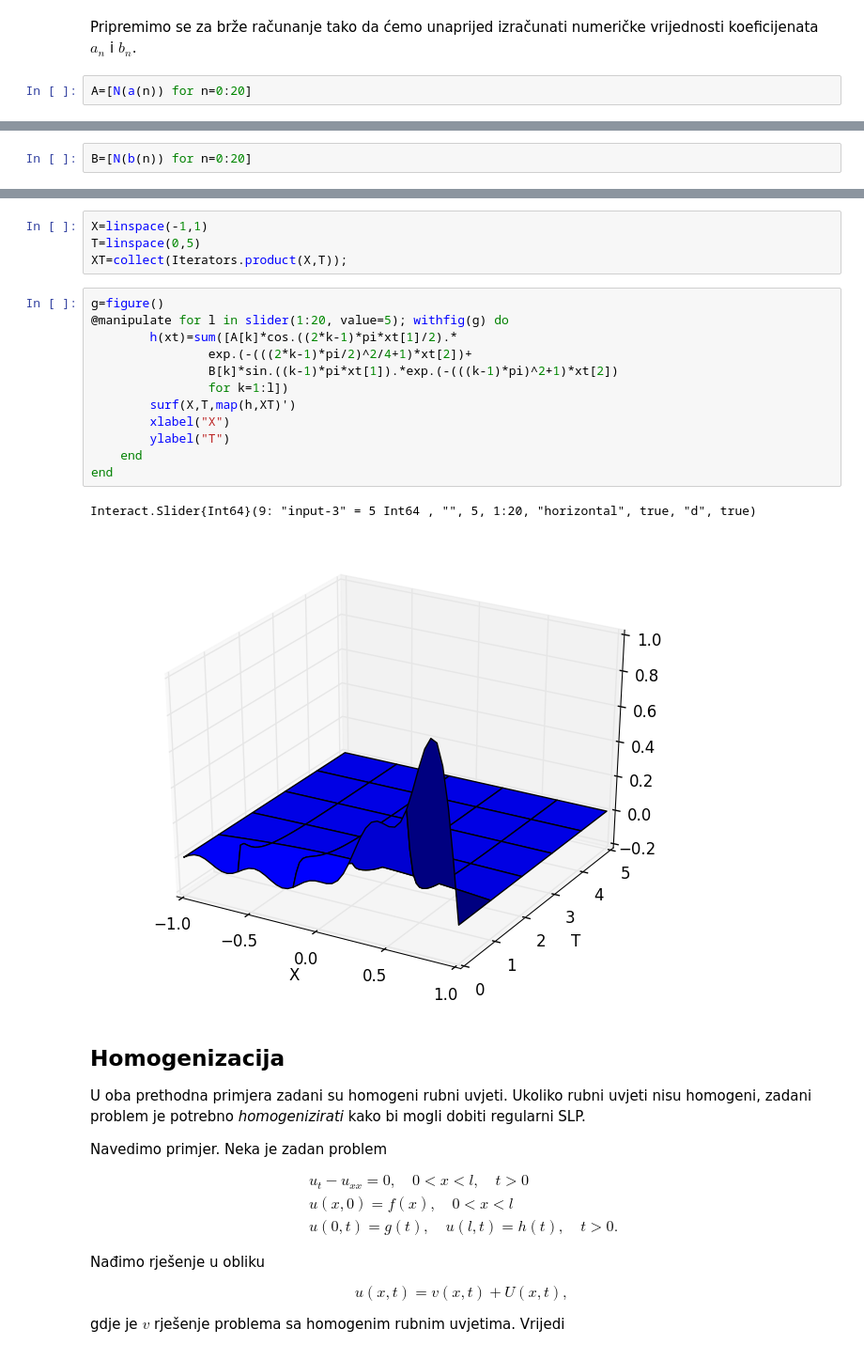
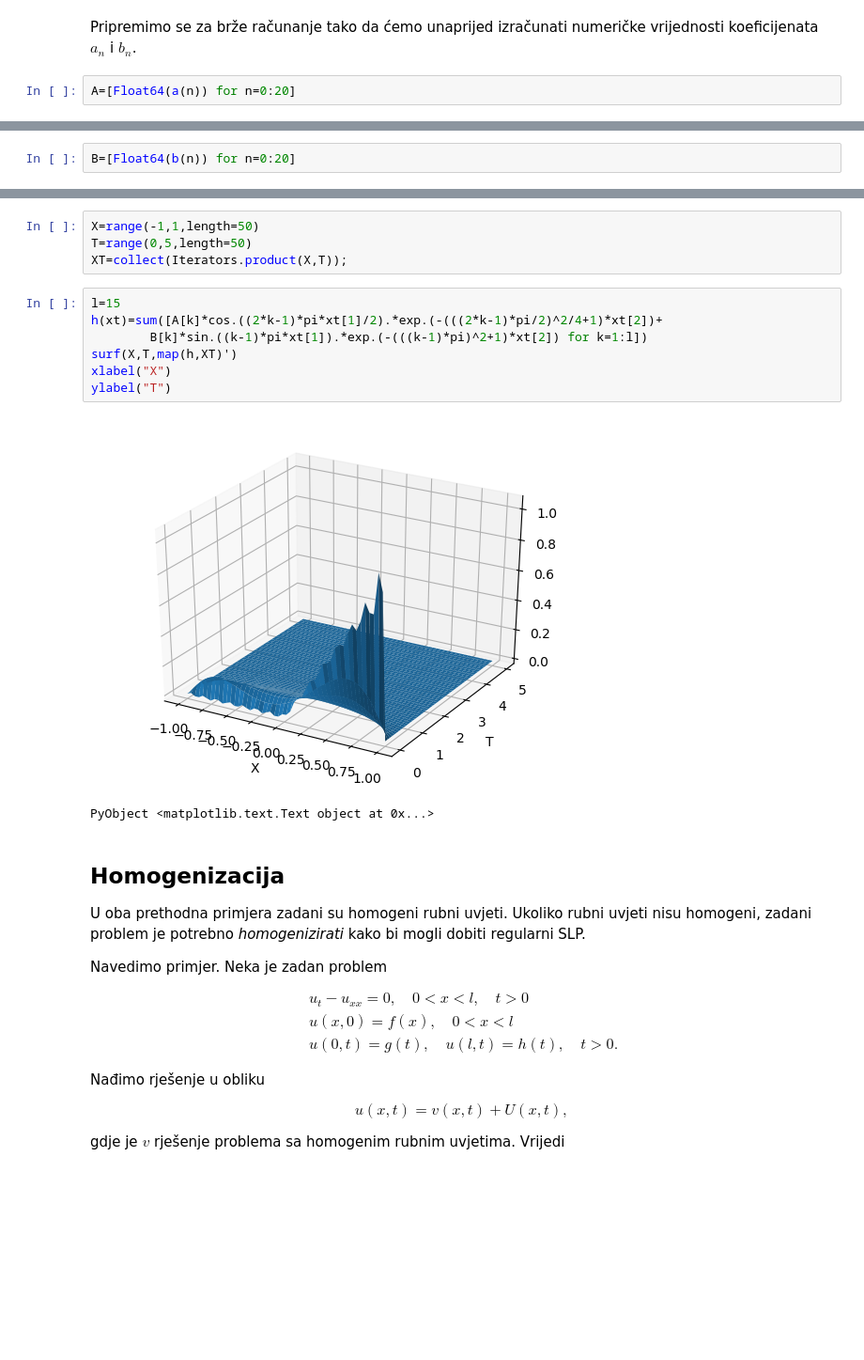
Before and after one commit to ivanslapnicar/Matematika-posebna_poglavlja, a Jupyter notebook: src/MPP03b Problem rubnih vrijednosti.ipynb, the cells around one changed output, grey strips where cells are left out. Shown at 94% size. Drawn from its saved outputs; the diff is of its cells as text; blank space fills up the shorter version.

```diff
--- a/src/MPP03b Problem rubnih vrijednosti.ipynb
+++ b/src/MPP03b Problem rubnih vrijednosti.ipynb
@@ -468,6 +494,6 @@ $$\frac{1}{\pi}$$
 Pripremimo se za brže računanje tako da ćemo unaprijed izračunati numeričke
 vrijednosti koeficijenata $a_n$ i $b_n$.
 # %%
-A=[N(a(n)) for n=0:20]
+A=[Float64(a(n)) for n=0:20]
 # %% [output]
 21-element Array{Float64,1}:
@@ -490,3 +516,3 @@ A=[N(a(n)) for n=0:20]
 # %%
-B=[N(b(n)) for n=0:20]
+B=[Float64(b(n)) for n=0:20]
 # %% [output]
@@ -510,22 +536,17 @@ B=[N(b(n)) for n=0:20]
 # %%
-X=linspace(-1,1)
-T=linspace(0,5)
+X=range(-1,1,length=50)
+T=range(0,5,length=50)
 XT=collect(Iterators.product(X,T));
 # %%
-g=figure()
-@manipulate for l in slider(1:20, value=5); withfig(g) do
-        h(xt)=sum([A[k]*cos.((2*k-1)*pi*xt[1]/2).*
-                exp.(-(((2*k-1)*pi/2)^2/4+1)*xt[2])+
-                B[k]*sin.((k-1)*pi*xt[1]).*exp.(-(((k-1)*pi)^2+1)*xt[2])
-                for k=1:l])
-        surf(X,T,map(h,XT)')
-        xlabel("X")
-        ylabel("T")
-    end
-end
+l=15
+h(xt)=sum([A[k]*cos.((2*k-1)*pi*xt[1]/2).*exp.(-(((2*k-1)*pi/2)^2/4+1)*xt[2])+
+        B[k]*sin.((k-1)*pi*xt[1]).*exp.(-(((k-1)*pi)^2+1)*xt[2]) for k=1:l])
+surf(X,T,map(h,XT)')
+xlabel("X")
+ylabel("T")
 # %% [output]
+[figure, new version]
-Interact.Slider{Int64}(9: "input-3" = 5 Int64 , "", 5, 1:20, "horizontal", true, "d", true)
+PyObject <matplotlib.text.Text object at 0x...>
-[figure, old version]
 # %% [markdown]
 ## Homogenizacija
 
```
Also changed, not shown: parts of 57 cells of this notebook, 2 other files.
